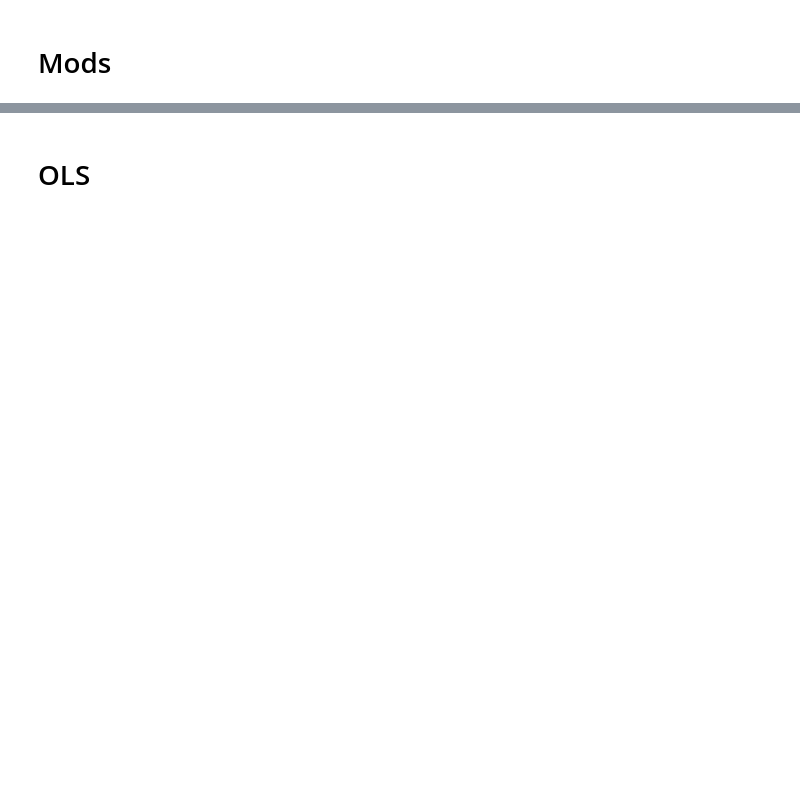
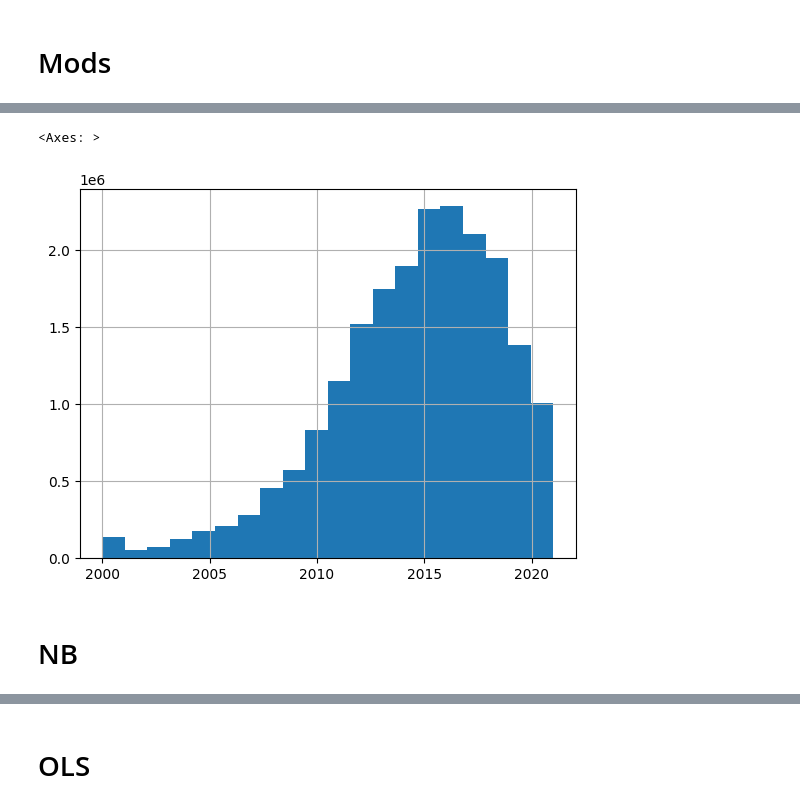
Before and after one commit to blossmuri/Grape-Wine-Rating-Inference, a Jupyter notebook: Xwines.ipynb, the cells around one changed output, grey strips where cells are left out. Cells and saved outputs as stored; diff of their text form; code cells hidden in the pictures; blank space fills up the shorter version.

```diff
--- a/Xwines.ipynb
+++ b/Xwines.ipynb
@@ -150,0 +35,2 @@ df =df.groupby(columns_to_group)['Rating'].mean().reset_index()
+# %%
+Df = pd.read_csv("/home/r00323024/Xwines/files/Xwines(1).csv")
@@ -150,0 +44,12 @@ df =df.groupby(columns_to_group)['Rating'].mean().reset_index()
+# %%
+Df1 = Df[Df["Vintage"] != "N.V."]
+
+Df1["Vintage"] = pd.to_numeric(Df1["Vintage"])
+# %%
+Df1 = Df1[Df1['Vintage'] >= 2000]
+Df1['Vintage'].hist(bins=20)
+# %% [output]
+<Axes: >
+[figure, added]
+# %% [markdown]
+# NB
```
Also changed, not shown: parts of 75 cells of this notebook, 1 other file.
